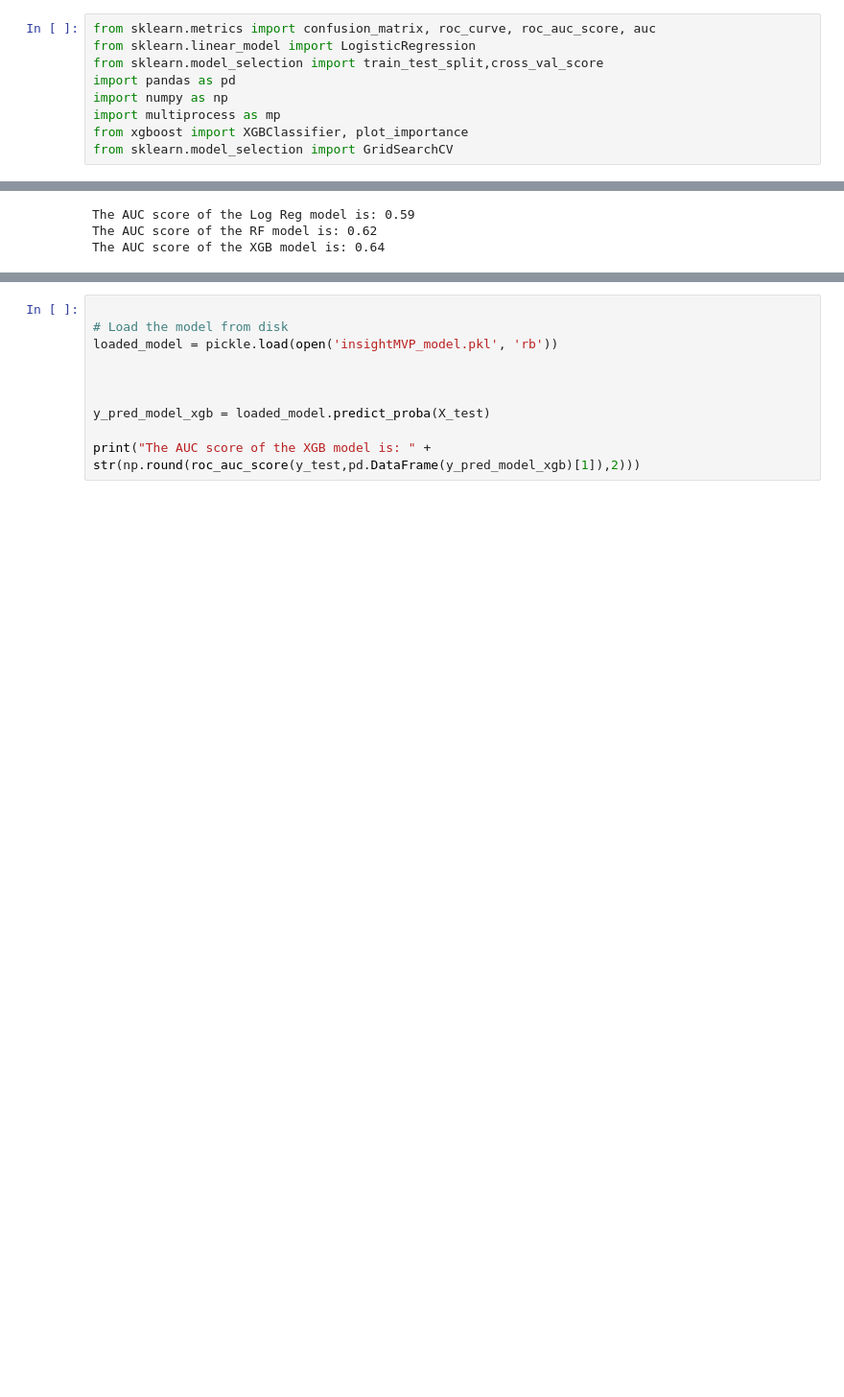
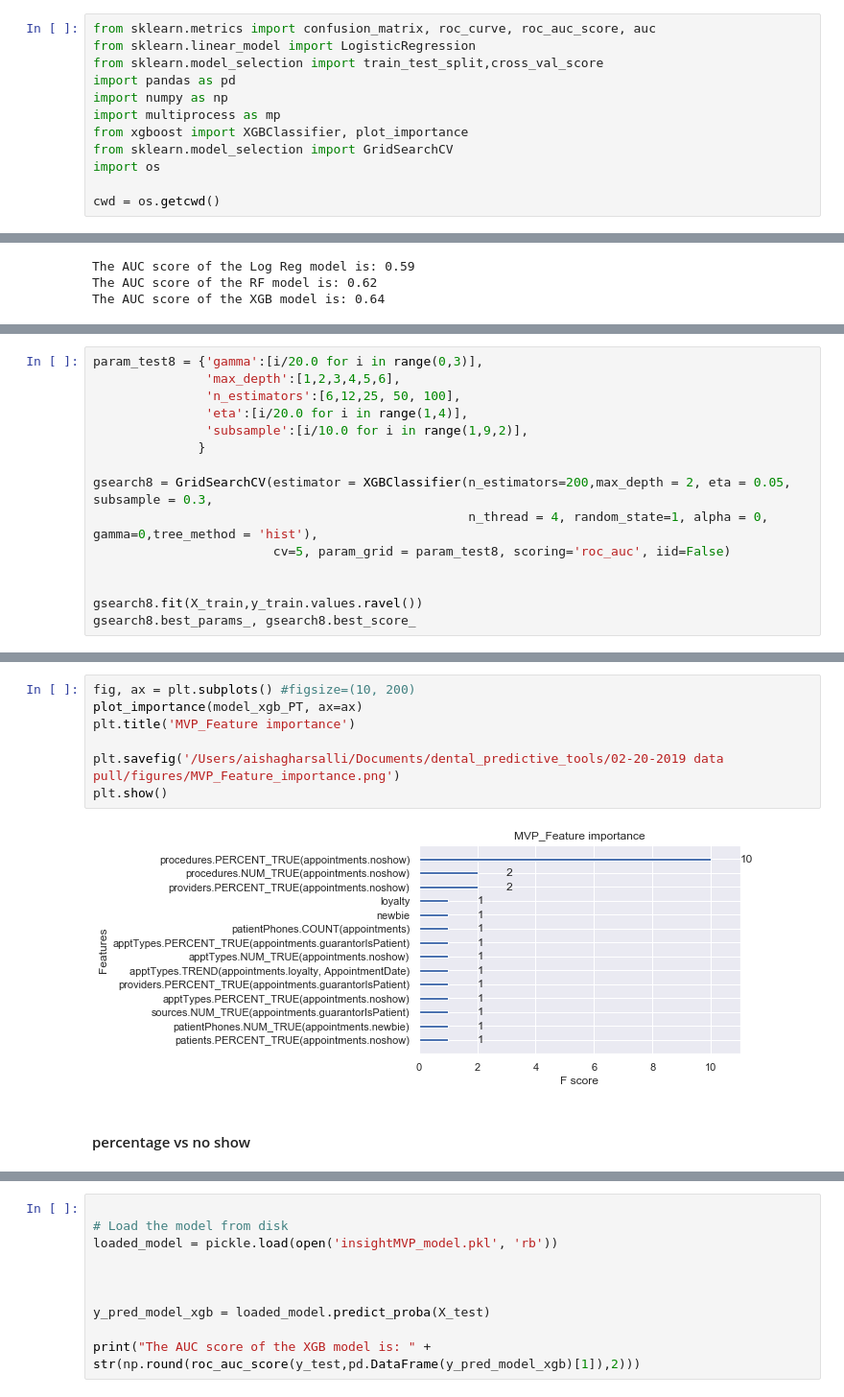
Before and after one commit to TheBeeGuy/No_show_patience, a Jupyter notebook: Ma_Insight_No_Show_Patience.ipynb, the cells around one changed output, grey strips where cells are left out. Shown at 96% size. Drawn from its saved outputs; the diff is of its cells as text; blank space fills up the shorter version.

```diff
--- a/Ma_Insight_No_Show_Patience.ipynb
+++ b/Ma_Insight_No_Show_Patience.ipynb
@@ -152,6 +155,9 @@ import numpy as np
 import multiprocess as mp
 from xgboost import XGBClassifier, plot_importance
 from sklearn.model_selection import GridSearchCV
+import os
+
+cwd = os.getcwd()
 # %%
 ##choose to drop cat cols
 cat_cols = ['insurance','provider', 'procedure', 'patientEmailDomain', 'guarantorEmailDomain',
@@ -213,0 +343,15 @@ The AUC score of the XGB model is: 0.64
+# %%
+param_test8 = {'gamma':[i/20.0 for i in range(0,3)],
+               'max_depth':[1,2,3,4,5,6],
+               'n_estimators':[6,12,25, 50, 100],
+               'eta':[i/20.0 for i in range(1,4)],
+               'subsample':[i/10.0 for i in range(1,9,2)],
+              }
+
+gsearch8 = GridSearchCV(estimator = XGBClassifier(n_estimators=200,max_depth = 2, eta = 0.05, subsample = 0.3,
+                                                  n_thread = 4, random_state=1, alpha = 0, gamma=0,tree_method = 'hist'),
+                        cv=5, param_grid = param_test8, scoring='roc_auc', iid=False)
+
+
+gsearch8.fit(X_train,y_train.values.ravel())
+gsearch8.best_params_, gsearch8.best_score_
@@ -214 +435,12 @@ The AUC score of the XGB model is: 0.64
+# %%
+fig, ax = plt.subplots() #figsize=(10, 200)
+plot_importance(model_xgb_PT, ax=ax)
+plt.title('MVP_Feature importance')
+
+plt.savefig('/Users/aishagharsalli/Documents/dental_predictive_tools/02-20-2019 data pull/figures/MVP_Feature_importance.png')
+plt.show()
+# %% [output]
+[figure, added]
+# %% [markdown]
+#### percentage vs no show
 # %%
```
Also changed, not shown: parts of 37 cells of this notebook, 6 other files.
